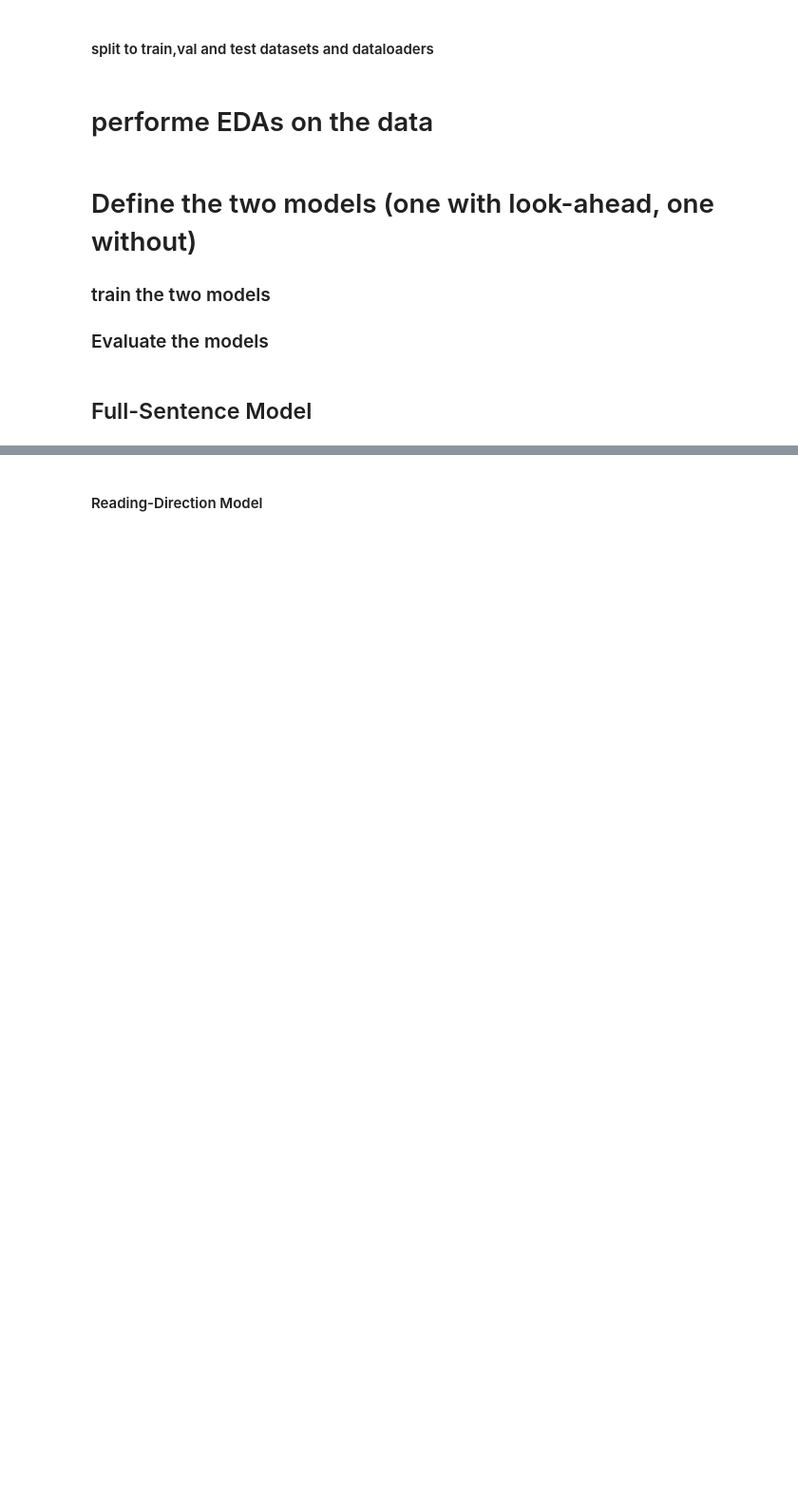
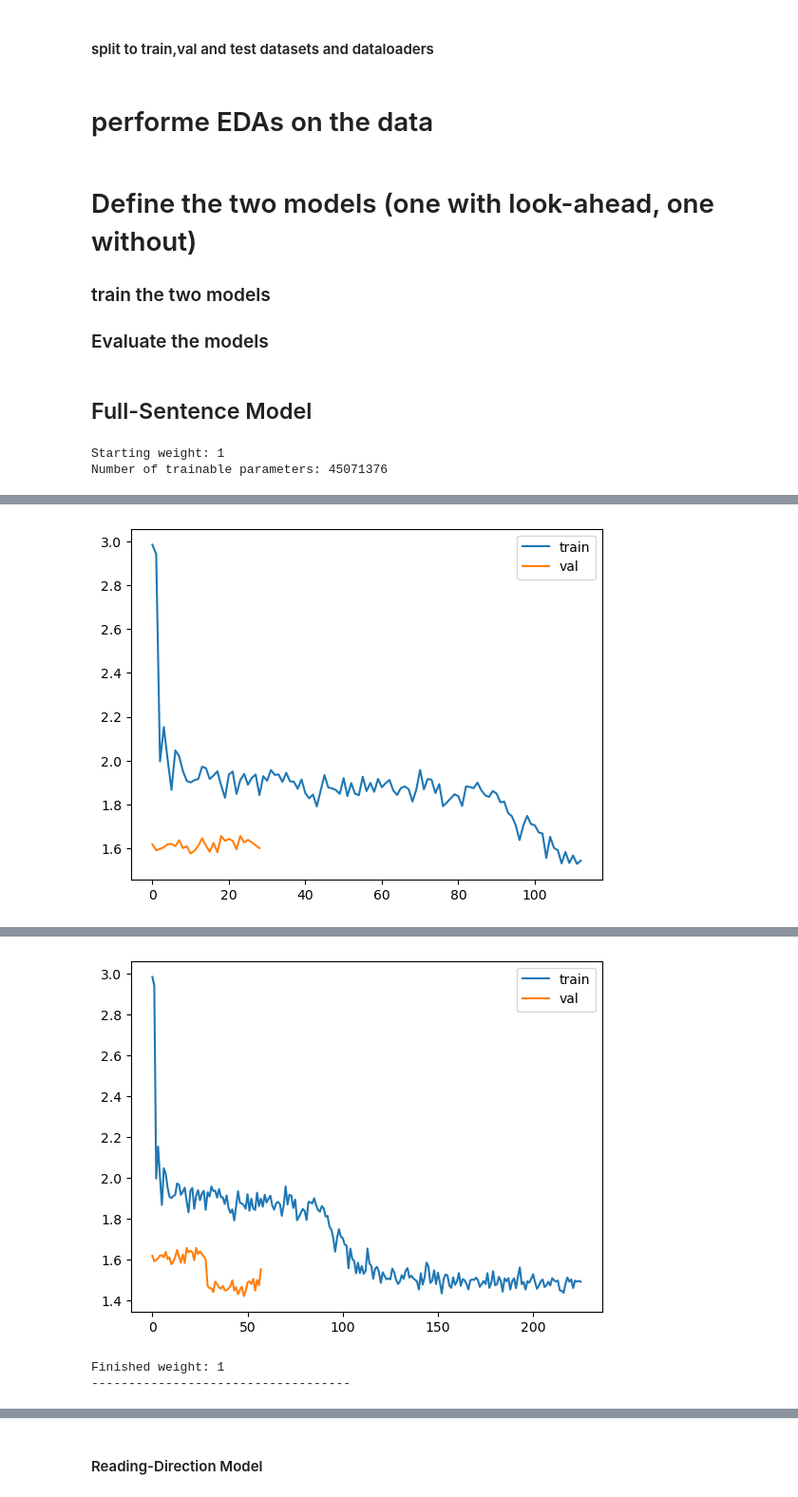
Before and after one commit to Lior-Baruch/Partial_Diacritization, a Jupyter notebook: PunctuationRestoration_DualModel.ipynb, the cells around one changed output, grey strips where cells are left out. Shown at 95% size. Cells and saved outputs as stored; diff of their text form; code cells hidden in the pictures; blank space fills up the shorter version.

```diff
--- a/PunctuationRestoration_DualModel.ipynb
+++ b/PunctuationRestoration_DualModel.ipynb
@@ -833,19 +856,22 @@ def hyperparameter_grid_search():
 # print number of trainable parameters
 # print(f'Number of trainable parameters: {sum(p.numel() for p in model.parameters() if p.requires_grad)}')
 
-label_weights_list = [0.5]#, 0.5, 0.33, 0.25]
+label_weights_list = [1]#, 0.5, 0.33, 0.25]
 for weight in label_weights_list:
     train_loss_history = []
     print(f'Starting weight: {weight}')
-    model = FullSentenceModel(vocab_size, nhead=8, num_layers=6, embedding_dim=512).to(device)
+    full_sentence_model = FullSentenceModel(vocab_size, nhead=8, num_layers=6, embedding_dim=512).to(device)
     print(f'Number of trainable parameters: {sum(p.numel() for p in model.parameters() if p.requires_grad)}')
-    optimizer = torch.optim.Adam(model.parameters(), lr=0.0001)
+    optimizer = torch.optim.Adam(full_sentence_model.parameters(), lr=0.0001)
     # Define AdamW optimizer
     # optimizer = torch.optim.AdamW(model.parameters(), lr=0.0001)
     scheduler = StepLR(optimizer, step_size=1, gamma=0.9)
     label_weights = set_no_nikud_weight(weight)
     weights = torch.tensor(list(label_weights.values())).to(device)
     criterion = nn.CrossEntropyLoss(ignore_index=len(label_to_id), weight=weights).to(device)
-    train_and_evaluate_full_model(model, train_loader, val_loader, optimizer, criterion, epochs=2)
+    train_and_evaluate_full_model(full_sentence_model, train_loader, val_loader, optimizer, criterion, epochs=2)
     print(f'Finished weight: {weight}')
     print('-----------------------------------')
+# %% [output]
+Starting weight: 1
+Number of trainable parameters: 45071376
@@ -851,0 +879 @@ for weight in label_weights_list:
+[figure, added]
@@ -851,0 +881,3 @@ for weight in label_weights_list:
+[figure, added]
+Finished weight: 1
+-----------------------------------
```
Also changed, not shown: parts of 16 cells of this notebook.
